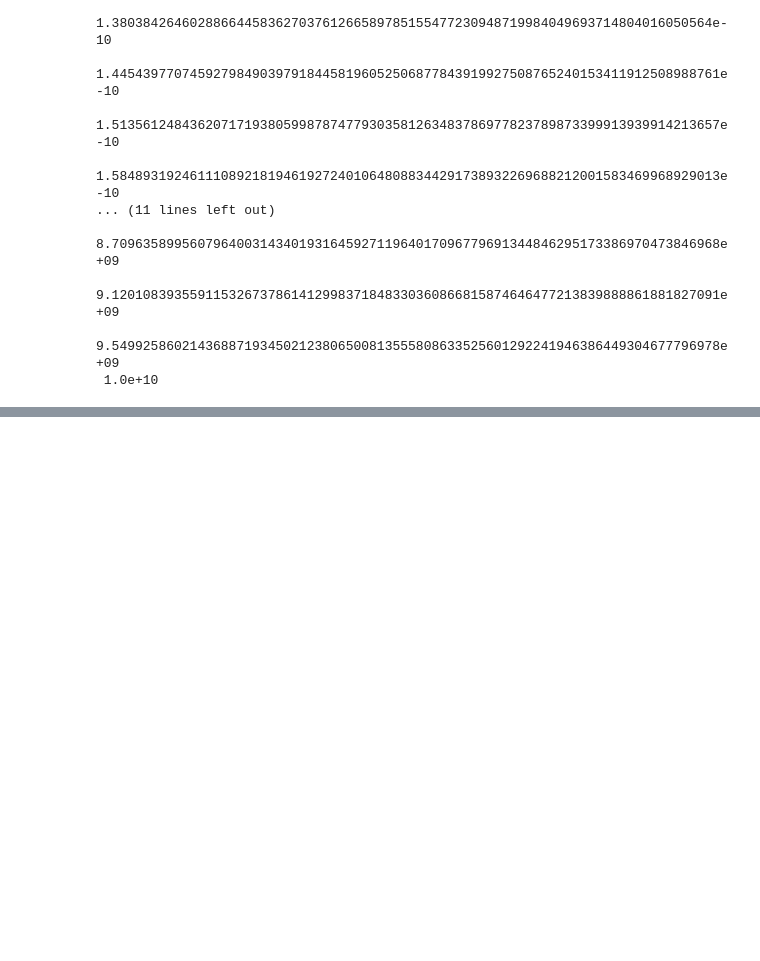
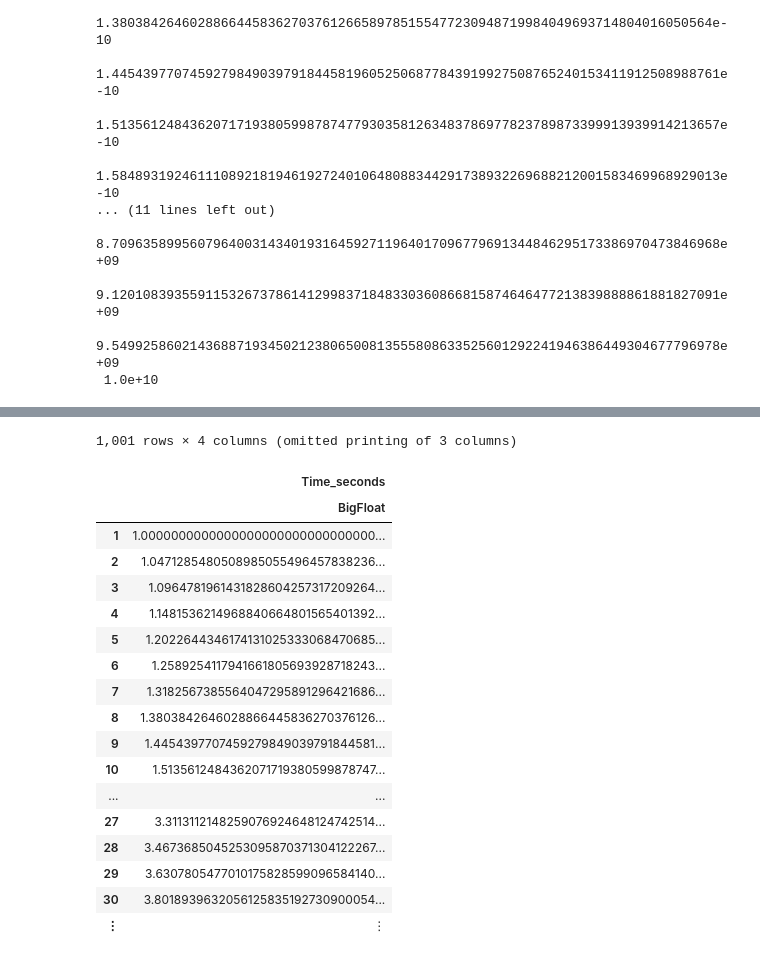
Before and after one commit to MarcosP7635/Energy, a Jupyter notebook: JupyterNotebooks/julia_power_densities_of_decay_chains.ipynb, the cells around one changed output, grey strips where cells are left out. Drawn from its saved outputs; the diff is of its cells as text; code cells hidden in the pictures; blank space fills up the shorter version.

```diff
--- a/JupyterNotebooks/julia_power_densities_of_decay_chains.ipynb
+++ b/JupyterNotebooks/julia_power_densities_of_decay_chains.ipynb
@@ -285,0 +293,5 @@ power_df[!, "Parent Isotope"] = zero_gen_isotopes
+# %%
+str_time_array = string.(time_array)
+max_power_isotopes = [zero_gen_isotopes[argmax(power_df[!, t])]
+                    for t in str_time_array]
+max_power_values = [power_df[argmax(power_df[!, t]), t] for t in str_time_array]
@@ -285,0 +316,23 @@ power_df[!, "Parent Isotope"] = zero_gen_isotopes
+# %%
+max_power_df = DataFrame(Time_seconds = time_array, Power_watts = max_power_values,
+Isotope = max_power_isotopes, stringtype = string)
+# %% [output]
+1,001 rows × 4 columns (omitted printing of 3 columns)
+|  | Time_seconds |
+|  | BigFloat |
+| 1 | 1.0000000000000000000000000000000... |
+| 2 | 1.0471285480508985055496457838236... |
+| 3 | 1.0964781961431828604257317209264... |
+| 4 | 1.1481536214968840664801565401392... |
+| 5 | 1.2022644346174131025333068470685... |
+| 6 | 1.2589254117941661805693928718243... |
+| 7 | 1.3182567385564047295891296421686... |
+| 8 | 1.3803842646028866445836270376126... |
+| 9 | 1.4454397707459279849039791844581... |
+| 10 | 1.5135612484362071719380599878747... |
+| ... | ... |
+| 27 | 3.3113112148259076924648124742514... |
+| 28 | 3.4673685045253095870371304122267... |
+| 29 | 3.6307805477010175828599096584140... |
+| 30 | 3.8018939632056125835192730900054... |
+| ⋮ | ⋮ |
```
Also changed, not shown: parts of 18 cells of this notebook, 1 other file.
